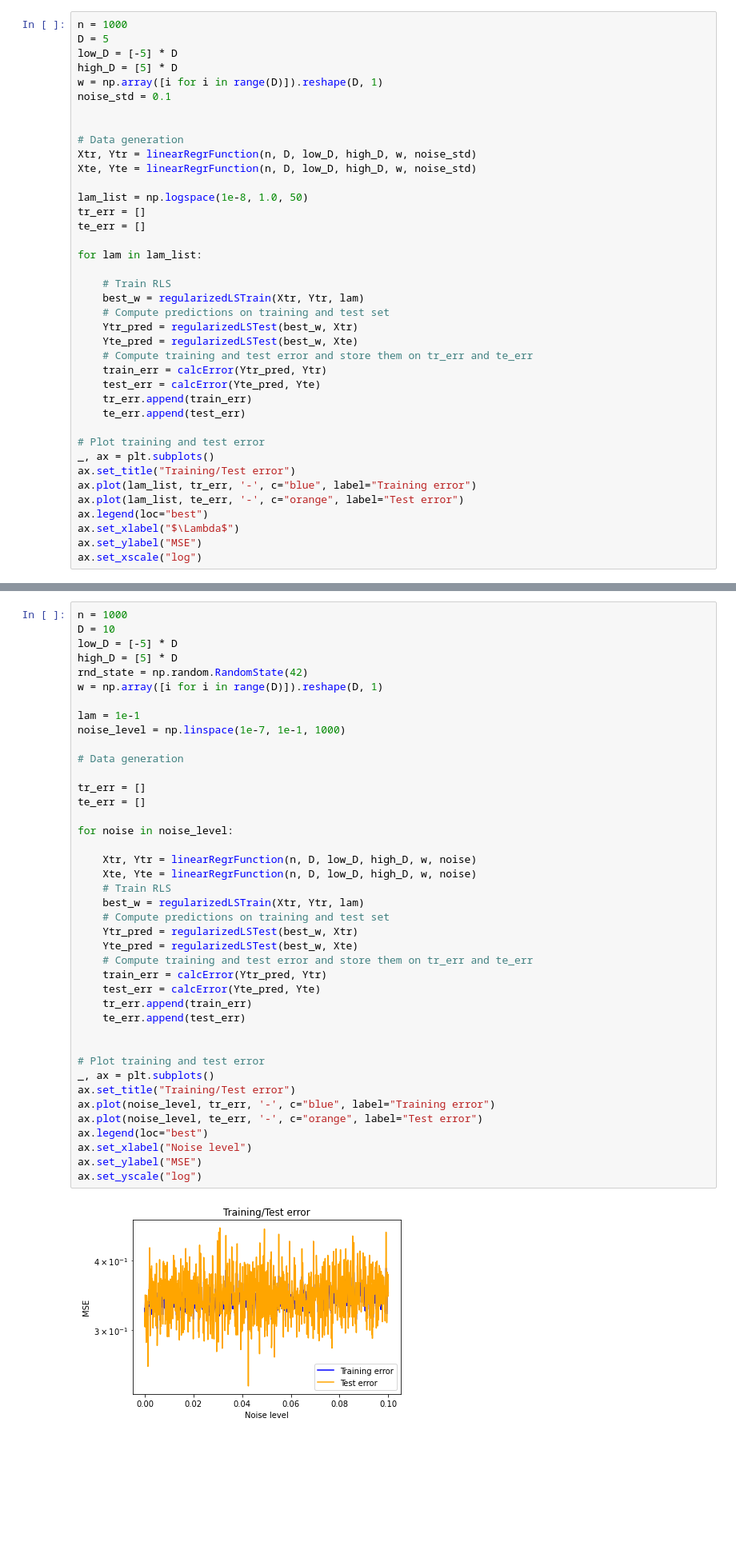
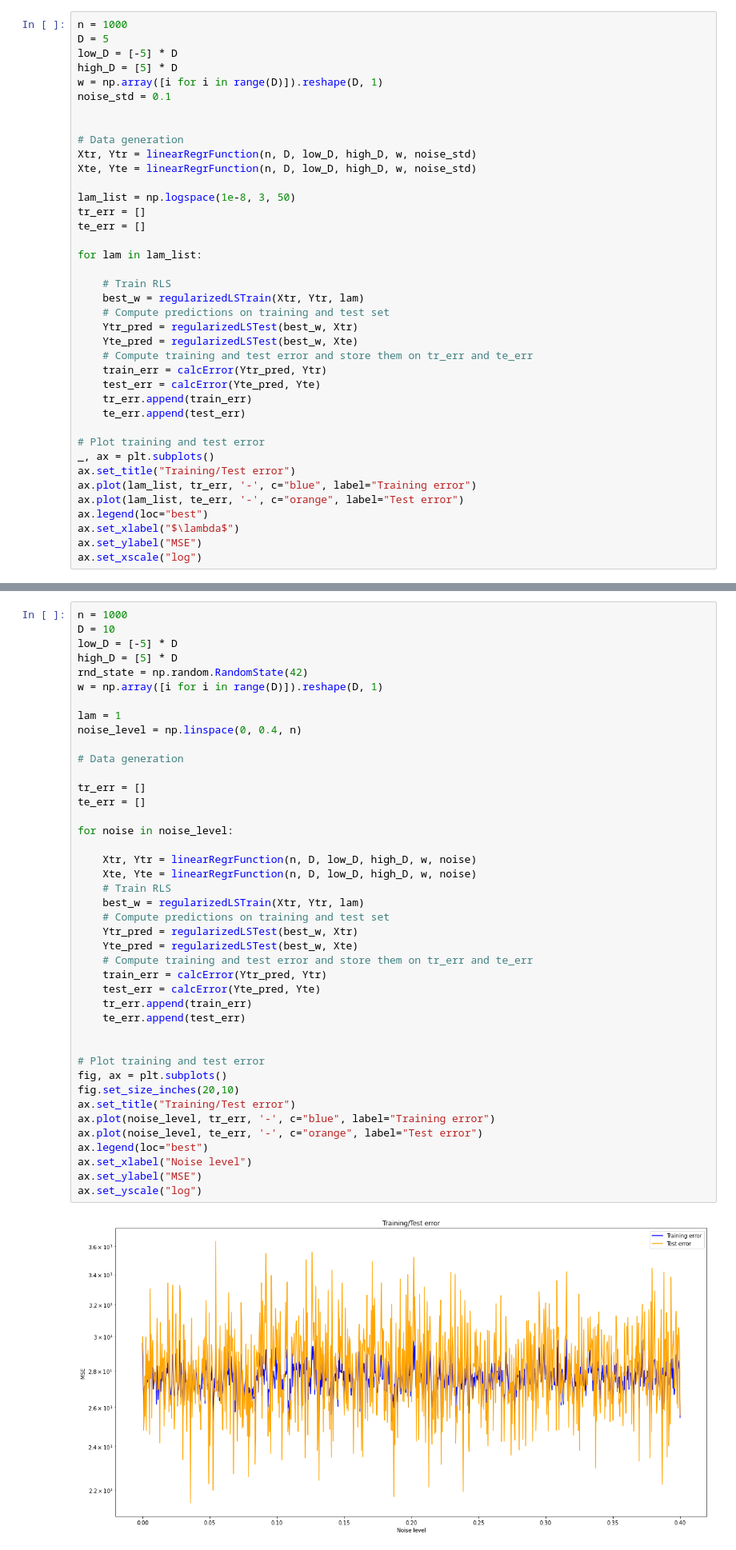
Before and after one commit to invzz/ML_LAB, a Jupyter notebook: lab3_RLS.ipynb, the cells around one changed output, grey strips where cells are left out. Shown at 80% size. Cells and saved outputs as stored; diff of their text form; blank space fills up the shorter version.

```diff
--- a/lab3_RLS.ipynb
+++ b/lab3_RLS.ipynb
@@ -157,7 +154,7 @@ noise_std = 0.1
 Xtr, Ytr = linearRegrFunction(n, D, low_D, high_D, w, noise_std)
 Xte, Yte = linearRegrFunction(n, D, low_D, high_D, w, noise_std)
 
-lam_list = np.logspace(1e-8, 1.0, 50)
+lam_list = np.logspace(1e-8, 3, 50)
 tr_err = []
 te_err = []
 
@@ -180,7 +177,7 @@ ax.set_title("Training/Test error")
 ax.plot(lam_list, tr_err, '-', c="blue", label="Training error")
 ax.plot(lam_list, te_err, '-', c="orange", label="Test error")
 ax.legend(loc="best")
-ax.set_xlabel("$\Lambda$")
+ax.set_xlabel("$\lambda$")
 ax.set_ylabel("MSE")
 ax.set_xscale("log")
 # %% [output]
@@ -197,40 +210,41 @@ high_D = [5] * D
 rnd_state = np.random.RandomState(42)
 w = np.array([i for i in range(D)]).reshape(D, 1)
 
-lam = 1e-1
-noise_level = np.linspace(1e-7, 1e-1, 1000)
+lam = 1
+noise_level = np.linspace(0, 0.4, n)
 
 # Data generation
 
 tr_err = []
 te_err = []
 
 for noise in noise_level:
 
     Xtr, Ytr = linearRegrFunction(n, D, low_D, high_D, w, noise)
     Xte, Yte = linearRegrFunction(n, D, low_D, high_D, w, noise)
     # Train RLS
     best_w = regularizedLSTrain(Xtr, Ytr, lam)
     # Compute predictions on training and test set
     Ytr_pred = regularizedLSTest(best_w, Xtr)
     Yte_pred = regularizedLSTest(best_w, Xte)
     # Compute training and test error and store them on tr_err and te_err
     train_err = calcError(Ytr_pred, Ytr)
     test_err = calcError(Yte_pred, Yte)
     tr_err.append(train_err)
     te_err.append(test_err)
 
 
 # Plot training and test error
-_, ax = plt.subplots()
+fig, ax = plt.subplots()
+fig.set_size_inches(20,10)
 ax.set_title("Training/Test error")
 ax.plot(noise_level, tr_err, '-', c="blue", label="Training error")
 ax.plot(noise_level, te_err, '-', c="orange", label="Test error")
 ax.legend(loc="best")
 ax.set_xlabel("Noise level")
 ax.set_ylabel("MSE")
 ax.set_yscale("log")
 # %% [output]
-[figure, old version]
+[figure, new version]
 # %% [markdown]
 Report your observations here:
```
Also changed, not shown: parts of 7 cells of this notebook.
